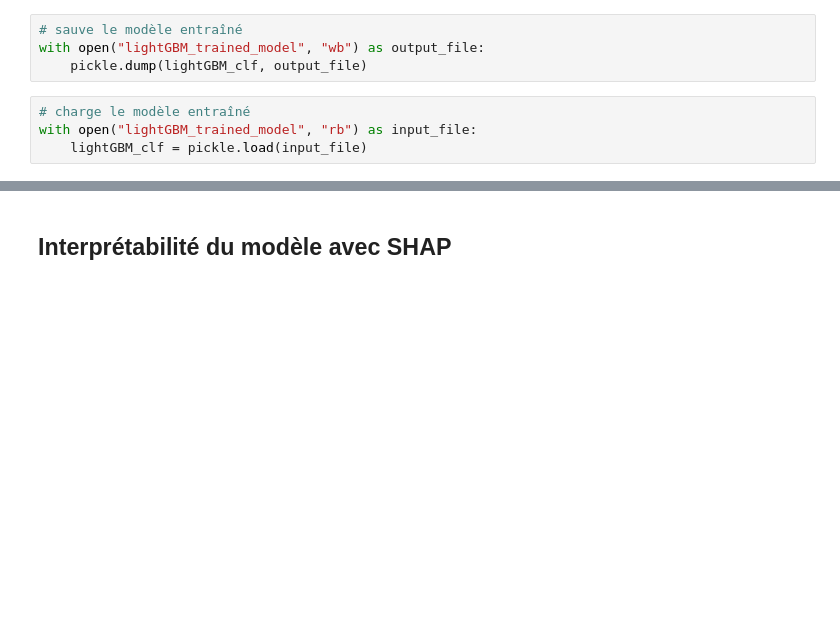
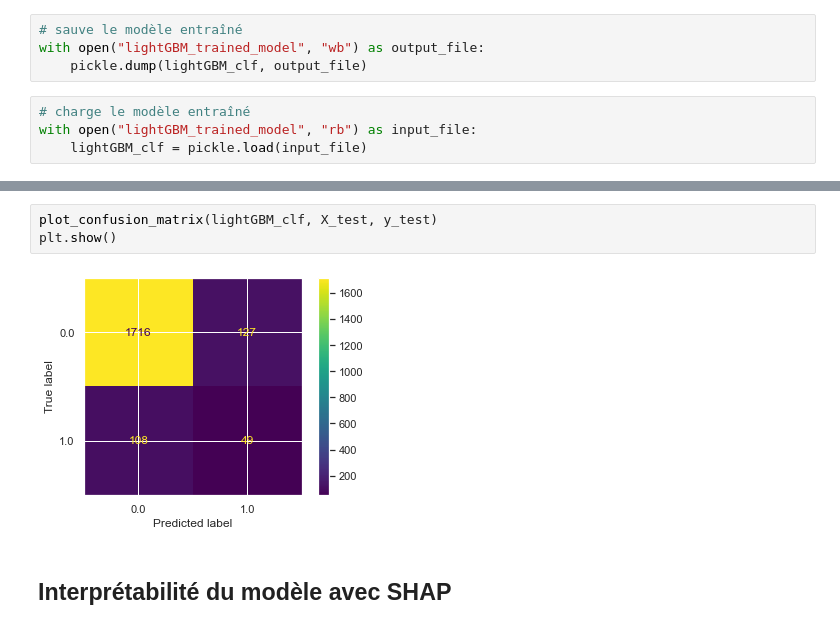
Before and after one commit to alaingibert/OC_DS_P7, a Jupyter notebook: Notebook_modelisation_def.ipynb, the cells around one changed output, grey strips where cells are left out. Cells and saved outputs as stored; diff of their text form; blank space fills up the shorter version.

```diff
--- a/Notebook_modelisation_def.ipynb
+++ b/Notebook_modelisation_def.ipynb
@@ -543,3 +592,8 @@ lightGBM_clf.get_params()
+# %%
+plot_confusion_matrix(lightGBM_clf, X_test, y_test)
+plt.show()
+# %% [output]
+[figure, added]
 # %% [markdown]
 ## Interprétabilité du modèle avec SHAP
 # %%
```
Also changed, not shown: parts of 50 cells of this notebook, 8 other files.
